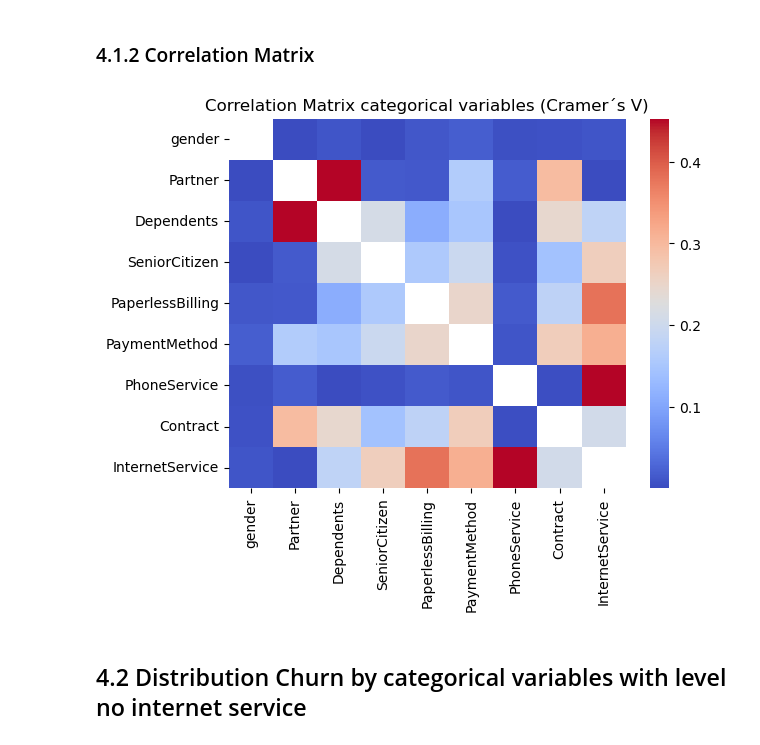
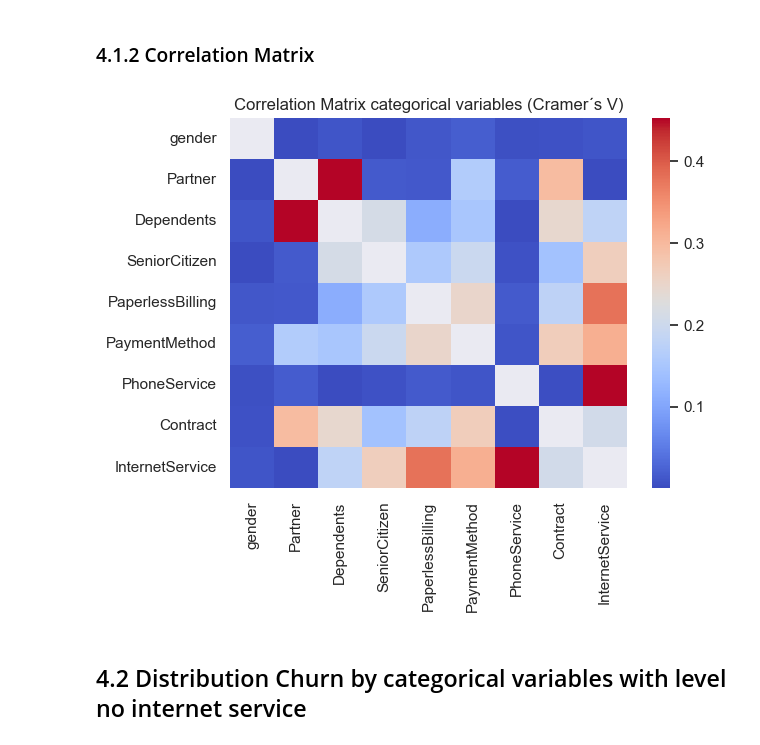
Before and after one commit to emsif84/churn_prediction, a Jupyter notebook: exploratory_data_analysis.ipynb, the cells around one changed output. Drawn from its saved outputs; the diff is of its cells as text; code cells hidden in the pictures.

```diff
--- a/exploratory_data_analysis.ipynb
+++ b/exploratory_data_analysis.ipynb
@@ -7,6 +7,7 @@ import matplotlib.pyplot as plt
 import seaborn as sns
 import warnings
 warnings.simplefilter(action='ignore', category=FutureWarning)
+sns.set_theme()
 # %%
 data = pd.read_csv('WA_Fn-UseC_-Telco-Customer-Churn.csv')
 # %%
@@ -414,27 +415,28 @@ print(var_churn_df)
 # %%
 from itertools import combinations
 
 cat_var_list = ['gender','Partner','Dependents','SeniorCitizen','PaperlessBilling','PaymentMethod','PhoneService','Contract','InternetService']
 
 #Create empty Dataframe
 corr_matrix = pd.DataFrame(index=cat_var_list, columns=cat_var_list, dtype=float)
 
 #Iterate throu combinations
 for col1, col2 in combinations(cat_var_list, 2):
     v = cramersv(data[col1], data[col2])
 
     #Append values to Dataframe
     corr_matrix.loc[col1, col2] = v[0]
     corr_matrix.loc[col2, col1] = v[0]
 
 #Plot
 sns.heatmap(corr_matrix, cmap='coolwarm')
 plt.ylabel('')
 plt.xlabel('')
 plt.title('Correlation Matrix categorical variables (Cramer´s V)')
+plt.grid('')
 plt.show()
 # %% [output]
-[figure, old version]
+[figure, new version]
 # %% [markdown]
 ## 4.2 Distribution Churn by categorical variables with level no internet service
 # %%
```
Also changed, not shown: parts of 21 cells of this notebook, 2 other files.
